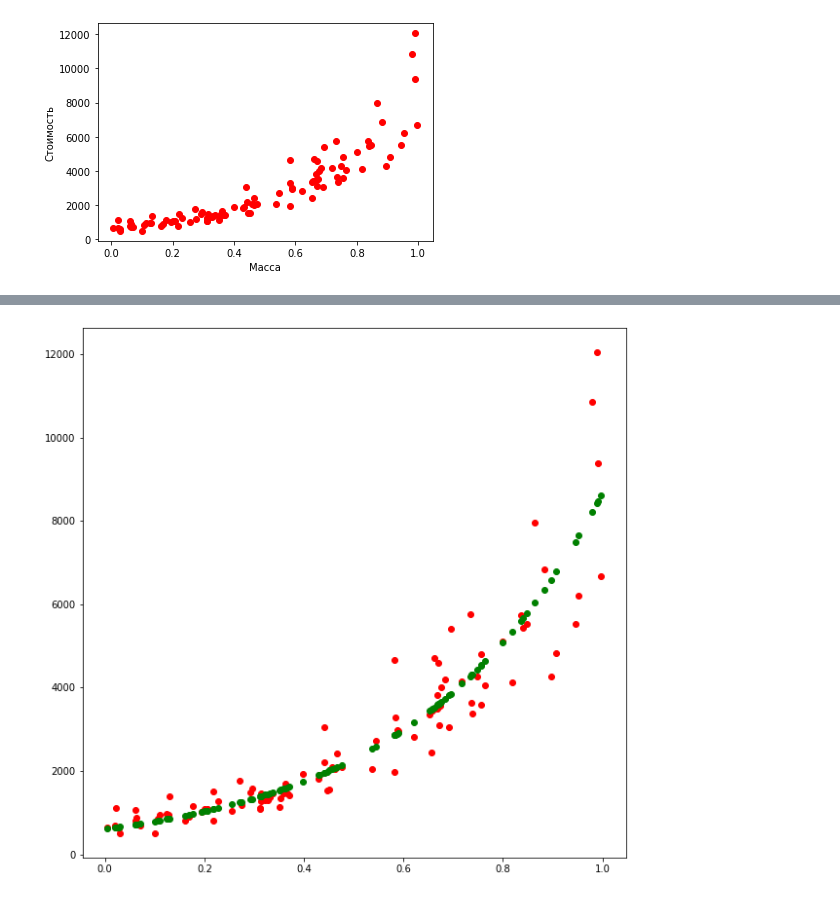
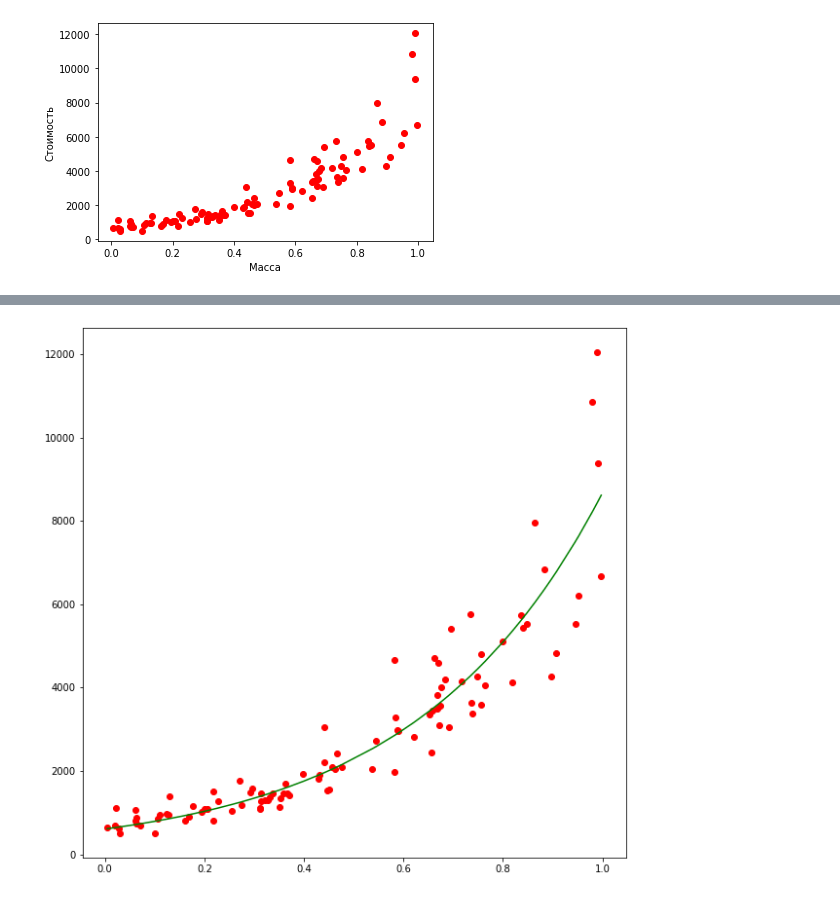
Before and after one commit to RedJohn-2/domino, a Jupyter notebook: Regression.ipynb, the cells around one changed output, grey strips where cells are left out. Cells and saved outputs as stored; diff of their text form; code cells hidden in the pictures.

```diff
--- a/Regression.ipynb
+++ b/Regression.ipynb
@@ -122,12 +120,13 @@ print('Найденный параметр w: ', w)
 # %%
 y_pred = math.e ** (b+w*x) # после нахождения параметров построим нашу линейную регрессию
+x_sorted, y_pred_sorted = zip(*sorted(zip(x,y_pred),key=lambda x: x[0]))
 
 plt.figure(figsize=(10, 10))
 plt.plot(x, y, 'ro') # выведем наши данные
-plt.plot(x, y_pred, 'go') # построим линейную регрессию
+plt.plot(x_sorted, y_pred_sorted, 'g') # построим линейную регрессию
 plt.show()
 # %% [output]
-[figure, old version]
+[figure, new version]
 # %%
 plt.figure(figsize=(10, 10))
 plt.plot(range(n_epochs), mse_list, 'ro') # ось x - количество эпох(range(n_epochs)), ось y - наши ошибки(mse_list)
```
Also changed, not shown: parts of 4 cells of this notebook.
